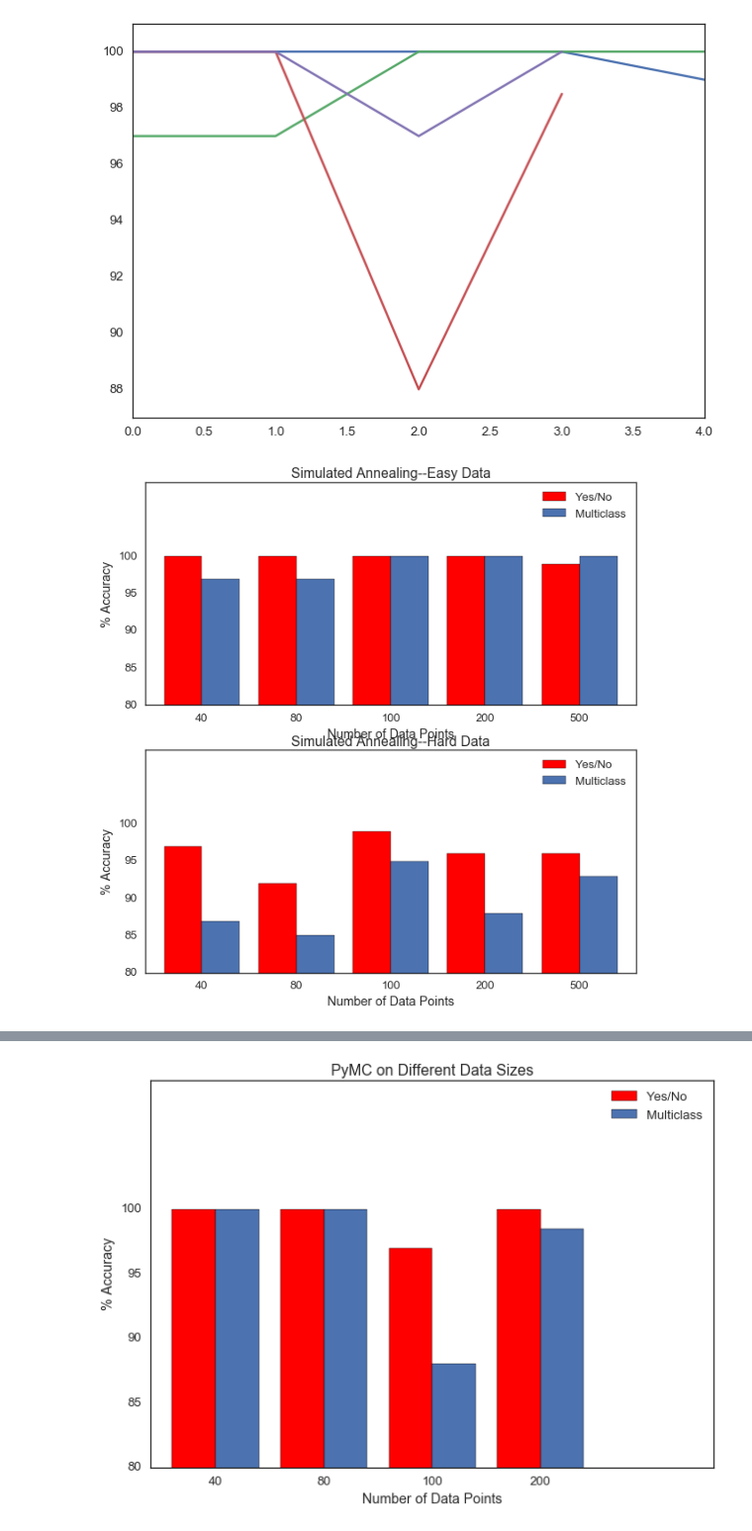
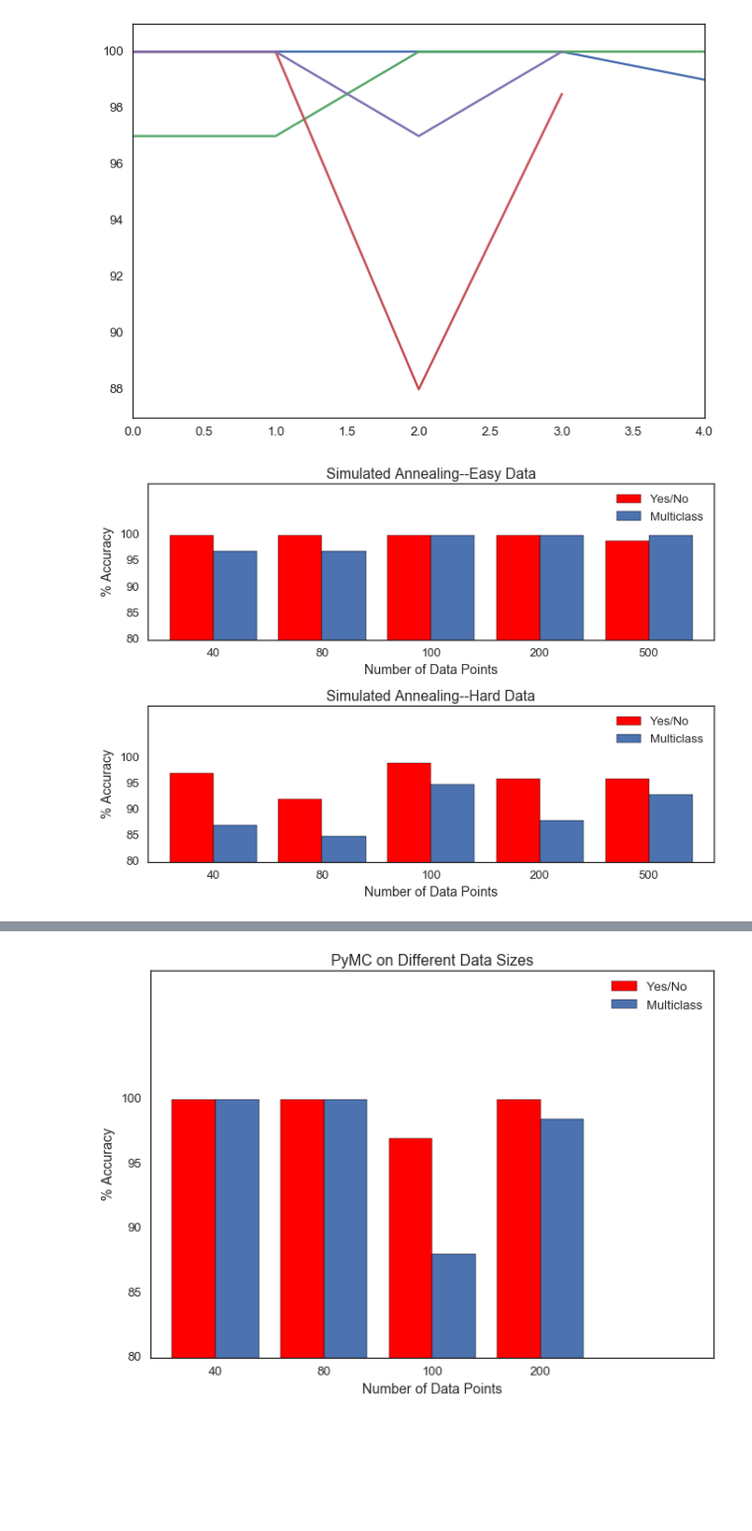
Before and after one commit to abhishekmalali/questioning-strategy-classification, a Jupyter notebook: notebooks/Dawid_Skene.ipynb, the cells around one changed output, grey strips where cells are left out. Shown: that part at 99% size. Cells and saved outputs as stored; diff of their text form; code cells hidden in the pictures; blank space fills up the shorter version.

```diff
--- a/notebooks/Dawid_Skene.ipynb
+++ b/notebooks/Dawid_Skene.ipynb
@@ -376,33 +376,32 @@ SA-MC-EH[87, 85, 95, 88, 93]
 PyMC-MC[100, 100 ,88, 98.5, -]
 PyMC-YN [100, 100 ,97, 100, - ]
 # %%
-plt.figure(figsize=(10,10))
 plt.subplot(2,1,1)
-#plt.tight_layout(0.5,5,0.5)
+plt.tight_layout(5,5,5)
 plt.bar(range(5),[100,100,100,100,99],0.4,color='red', label="Yes/No")
 plt.bar(np.arange(0,5,1)+0.4, [97,97,100,100,100],0.4, label="Multiclass")
 plt.xlim(-0.2,5)
 plt.ylim(80,110)
 plt.ylabel("% Accuracy")
 plt.yticks(np.arange(80,101,5))
 plt.xticks(np.arange(0,5,1)+0.4, [40,80,100,200,500])
 plt.xlabel("Number of Data Points")
 plt.legend(loc='best')
 plt.title("Simulated Annealing--Easy Data")
 
 plt.subplot(2,1,2)
 plt.bar(range(5),[97,92,99,96,96],0.4,color='red', label="Yes/No")
 plt.bar(np.arange(0,5,1)+0.4, [87, 85, 95, 88, 93],0.4, label= "Multiclass")
 plt.xlim(-0.2,5)
 plt.ylim(80,110)
 plt.ylabel("% Accuracy")
 plt.yticks(np.arange(80,101,5))
 plt.xticks(np.arange(0,5,1)+0.4, [40,80,100,200,500])
 plt.xlabel("Number of Data Points")
 plt.legend(loc='best')
 plt.title("Simulated Annealing--Hard Data")
 plt.savefig('../output/sa.png')
 # %% [output]
-[figure, old version]
+[figure, new version]
 # %%
 plt.subplot(2,1,1)
```
Also changed, not shown: parts of 1 cell of this notebook, 10 other files.
